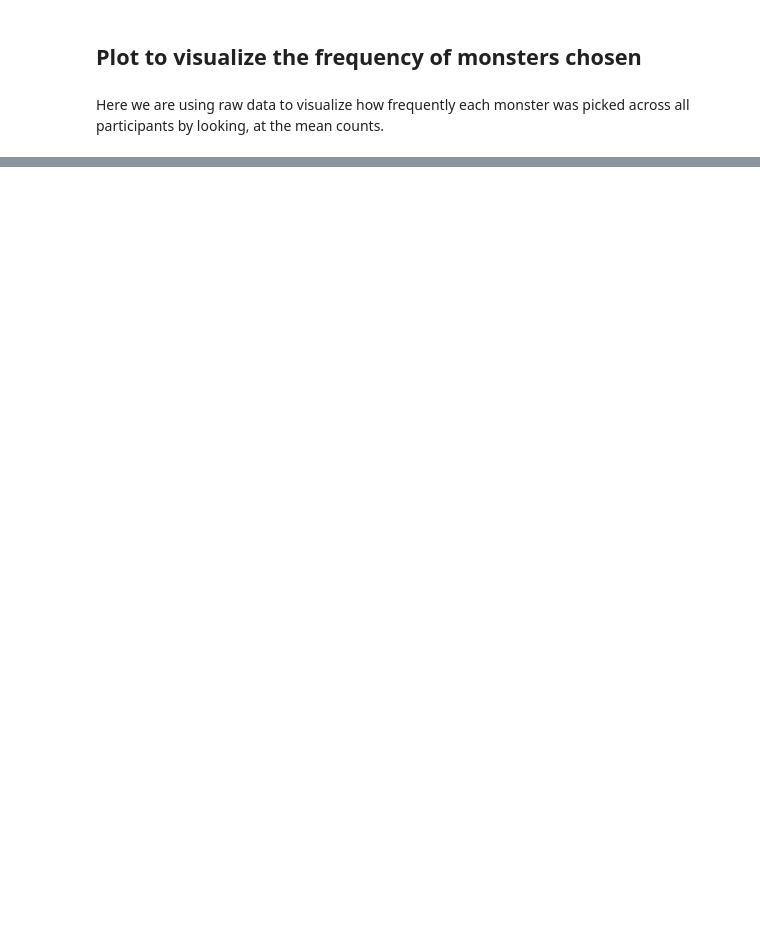
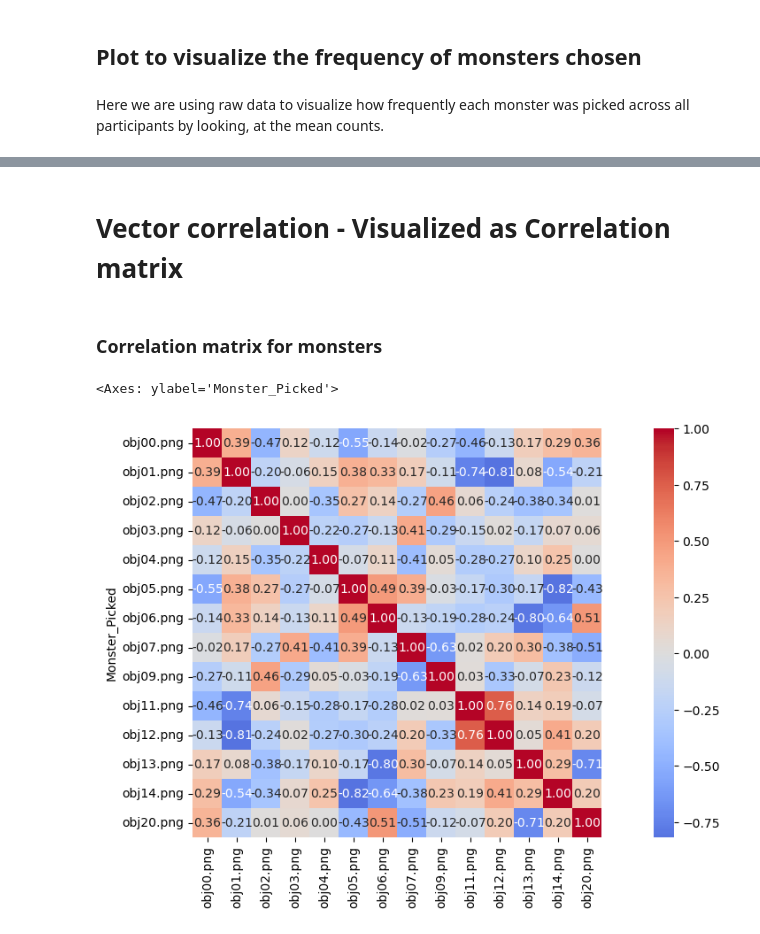
Before and after one commit to Christumas/Cognitive_Maps_Monsters_DataAnalysisCode, a Jupyter notebook: Plots.ipynb, the cells around one changed output, grey strips where cells are left out. Saved outputs shown, nothing was run; the diff lists cells and outputs as text; code cells hidden in the pictures; blank space fills up the shorter version.

Commit message:
Created a correlation matrix for the participant choices and monsters

```diff
--- a/Plots.ipynb
+++ b/Plots.ipynb
@@ -163,0 +148,11 @@ plt.tight_layout()
+# %% [markdown]
+<h1>Vector correlation - Visualized as Correlation matrix</h2>
+# %% [markdown]
+<h3>Correlation matrix for monsters</h3>
+# %%
+correlation_matrix = pd.read_csv(r'Monsters_Correlation_Matrix.csv',index_col=0)
+fig, axes = plt.subplots(figsize=figsize)
+sns.heatmap(correlation_matrix, cmap='coolwarm', annot=True, fmt=".2f", square=True, center=0,ax=axes)
+# %% [output]
+<Axes: ylabel='Monster_Picked'>
+[figure, added]
```
Also changed, not shown: parts of 6 cells of this notebook, 2 other files.
